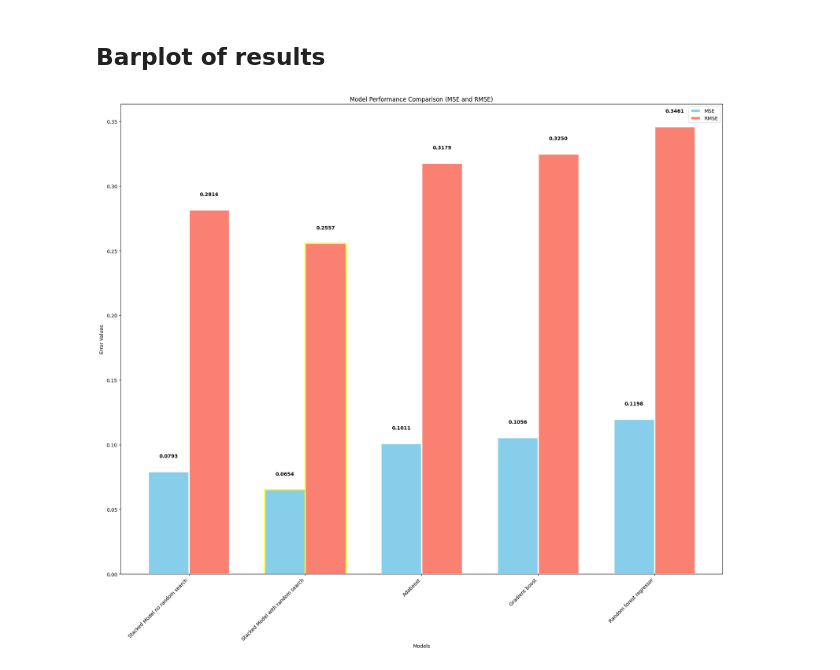
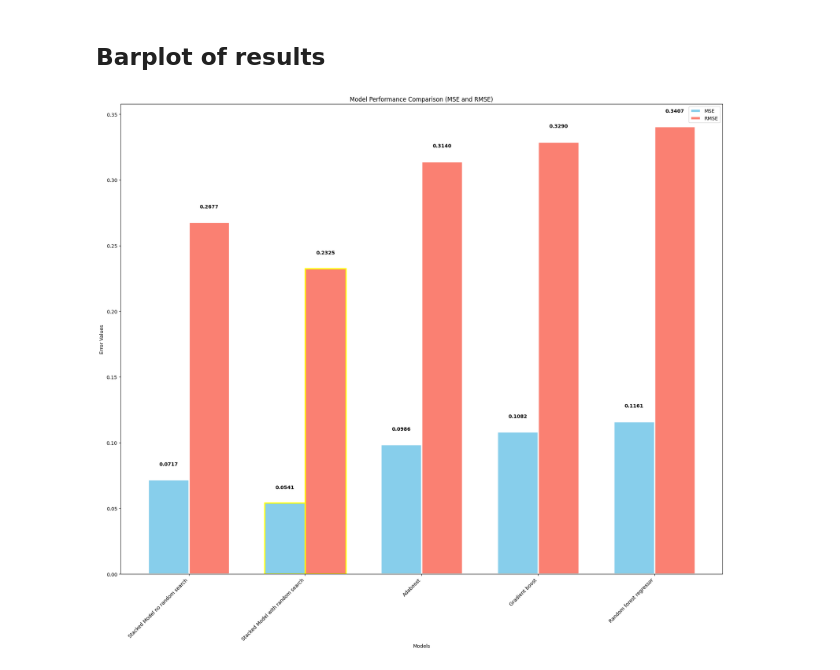
Before and after one commit to harshitaachadha/Data-Mining-Script-Generation, a Jupyter notebook: Submission Items/Creating_and_Evaluating_the_Model.ipynb, the cells around one changed output. Cells and saved outputs as stored; diff of their text form; code cells hidden in the pictures.

```diff
--- a/Submission Items/Creating_and_Evaluating_the_Model.ipynb
+++ b/Submission Items/Creating_and_Evaluating_the_Model.ipynb
@@ -513,8 +513,8 @@ import numpy as np
 models = ['Stacked Model no random search', 'Stacked Model with random search', 'Adaboost', 'Gradient boost', 'Random forest regressor']
 
 # MSE and RMSE values for each model
-mse_values = [0.0793126428412198, 0.06539395270418263, 0.10106733367681521, 0.10563644371861065, 0.11980418986444447]
-rmse_values = [0.2816250039347, 0.2557224133786138, 0.3179108895222295, 0.3250176052441016, 0.3461274185389601]
+mse_values = [0.07166391336848651, 0.05406448084338704, 0.09856966974216277, 0.10820815609453406, 0.11605682844444462]
+rmse_values = [0.2677011643017014, 0.2325177000647199, 0.31395807003828197, 0.32895008146303, 0.34067114413235033]
 
 # Find the index of the minimum values for MSE and RMSE
 min_mse_index = np.argmin(mse_values)
@@ -526,31 +526,31 @@ index = np.arange(len(models))
 
 # Define custom colors for MSE and RMSE
 mse_color = 'skyblue'
 rmse_color = 'salmon'
 highlight_edgecolor = 'yellow'
 
 # Create a double bar plot with outlined bars (increased linewidth)
 fig, ax = plt.subplots(figsize=(18, 16))
 bar1 = ax.bar(index, mse_values, bar_width, label='MSE', color=mse_color, edgecolor=[highlight_edgecolor if i == min_mse_index else 'white' for i in range(len(models))], linewidth=2.5)
 bar2 = ax.bar(index + bar_width, rmse_values, bar_width, label='RMSE', color=rmse_color, edgecolor=[highlight_edgecolor if i == min_rmse_index else 'white' for i in range(len(models))], linewidth=2.5)
 
 # Add labels on top of the bars
 for i, v in enumerate(mse_values):
     ax.text(i, v + 0.01, f'{v:.4f}', color='black', ha='center', va='bottom', fontweight='bold')
 
 for i, v in enumerate(rmse_values):
     ax.text(i + bar_width, v + 0.01, f'{v:.4f}', color='black', ha='center', va='bottom', fontweight='bold')
 
 # Add labels, title, and legend
 ax.set_xlabel('Models')
 ax.set_ylabel('Error Values')
 ax.set_title('Model Performance Comparison (MSE and RMSE)')
 ax.set_xticks(index + bar_width / 2)
 ax.set_xticklabels(models, rotation=45, ha='right')
 ax.legend()
 
 # Show the plot
 plt.tight_layout()
 plt.show()
 # %% [output]
-[figure, old version]
+[figure, new version]
```
Also changed, not shown: parts of 12 cells of this notebook, 4 other files.
